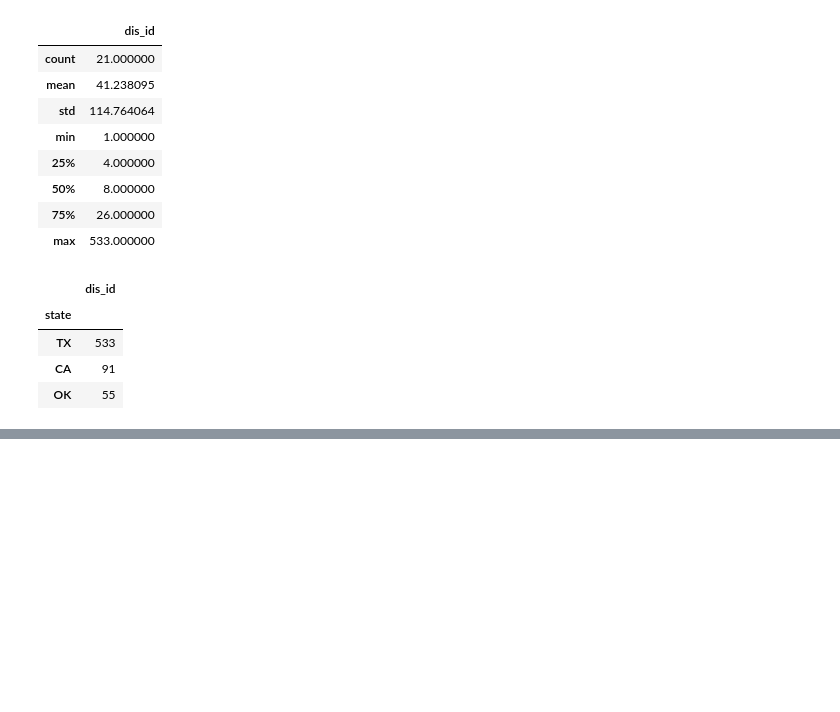
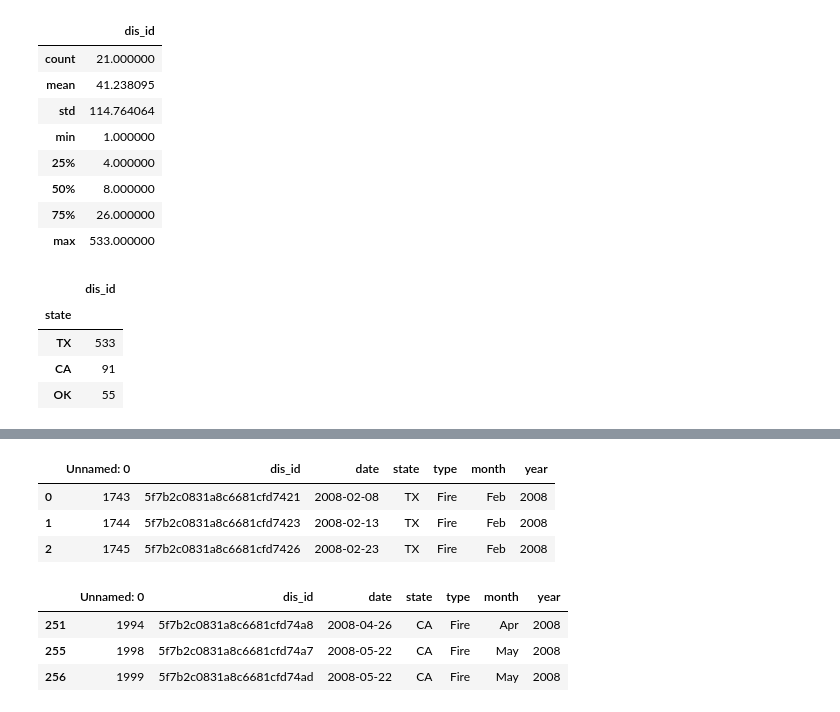
Before and after one commit to eglulu6/Project_1_Team_Platypus, a Jupyter notebook: data_slicing.ipynb, the cells around one changed output, grey strips where cells are left out. Cells and saved outputs as stored; diff of their text form; code cells hidden in the pictures; blank space fills up the shorter version.

Commit message:
updating data_slicing to v2 for next teammate to begin prelim work

```diff
--- a/data_slicing.ipynb
+++ b/data_slicing.ipynb
@@ -153,7 +148,7 @@ cyber_data.loc[cyber_data['']]
 # **Fire Data**
 # %%
 # pull in fire data from API results
-firedf = pd.read_csv('Project_1_Team_Platypus/source_data/disaster_data.csv')
+firedf = pd.read_csv('source_data/disaster_data.csv')
 firedf.head()
 # %% [output]
 |  | Unnamed: 0 | dis_id | date | state | type |
@@ -216,0 +216,16 @@ st_fire_count.head(3)
+# %%
+tx_fires = firedf.loc[firedf['state']=='TX']
+tx_fires.head(3)
+# %% [output]
+|  | Unnamed: 0 | dis_id | date | state | type | month | year |
+| 0 | 1743 | 5f7b2c0831a8c6681cfd7421 | 2008-02-08 | TX | Fire | Feb | 2008 |
+| 1 | 1744 | 5f7b2c0831a8c6681cfd7423 | 2008-02-13 | TX | Fire | Feb | 2008 |
+| 2 | 1745 | 5f7b2c0831a8c6681cfd7426 | 2008-02-23 | TX | Fire | Feb | 2008 |
+# %%
+ca_fires = firedf.loc[firedf['state']=='CA']
+ca_fires.head(3)
+# %% [output]
+|  | Unnamed: 0 | dis_id | date | state | type | month | year |
+| 251 | 1994 | 5f7b2c0831a8c6681cfd74a8 | 2008-04-26 | CA | Fire | Apr | 2008 |
+| 255 | 1998 | 5f7b2c0831a8c6681cfd74a7 | 2008-05-22 | CA | Fire | May | 2008 |
+| 256 | 1999 | 5f7b2c0831a8c6681cfd74ad | 2008-05-22 | CA | Fire | May | 2008 |
```
Also changed, not shown: parts of 12 cells of this notebook.
